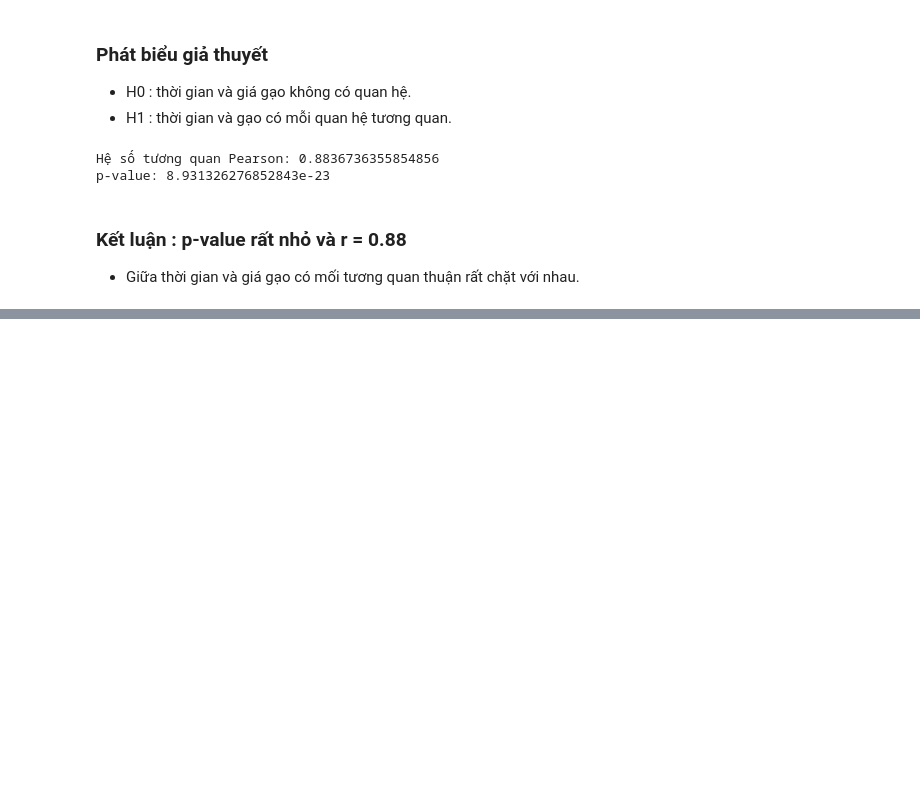
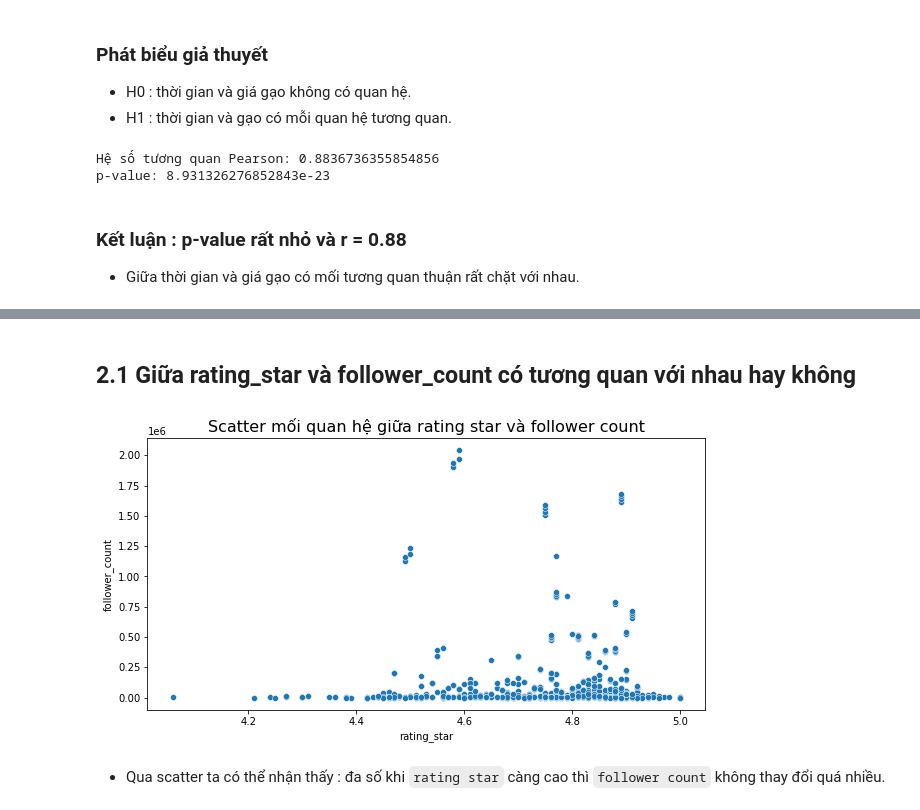
Before and after one commit to ShinNgao12/CodeGym_DA, a Jupyter notebook: Demo_KiemDinhTuongQuan.ipynb, the cells around one changed output, grey strips where cells are left out. Cells and saved outputs as stored; diff of their text form; code cells hidden in the pictures; blank space fills up the shorter version.

```diff
--- a/Demo_KiemDinhTuongQuan.ipynb
+++ b/Demo_KiemDinhTuongQuan.ipynb
@@ -76,0 +79,3 @@ p-value: 8.931326276852843e-23
+# %%
+df = pd.read_csv('Data/shopeep_koreantop_clothing_shop_data.csv')
+df.head()
@@ -76,0 +101,13 @@ p-value: 8.931326276852843e-23
+# %% [markdown]
+## 2.1 Giữa rating_star và follower_count có tương quan với nhau hay không
+# %%
+# Xóa các dòng chứa giá trị nan
+df1 = df.dropna(subset=['rating_star','follower_count'])
+# %%
+sns.scatterplot(x = 'rating_star', y = 'follower_count', data = df1)
+plt.title('Scatter mối quan hệ giữa rating star và follower count', fontsize = 16)
+plt.show()
+# %% [output]
+[figure, added]
+# %% [markdown]
+- Qua scatter ta có thể  nhận thấy : đa số  khi `rating star` càng cao thì `follower count` không thay đổi quá nhiều.
```
Also changed, not shown: parts of 20 cells of this notebook.
